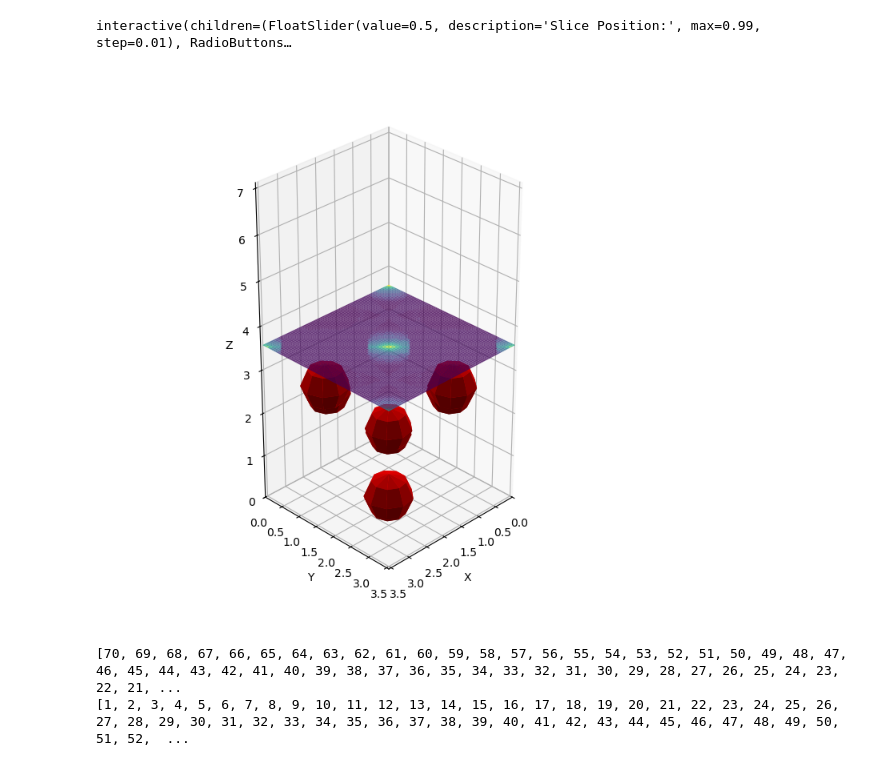
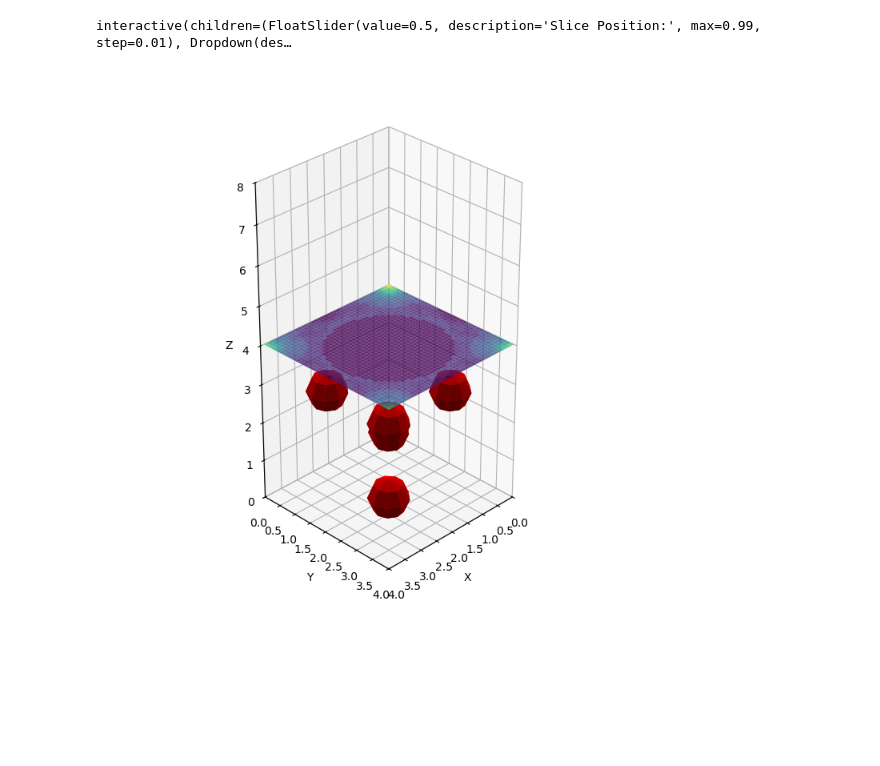
Before and after one commit to ExeQuantCode/RAFFLE, a Jupyter notebook: tools/heatmap_2Dcut.ipynb, the cells around one changed output. Drawn from its saved outputs; the diff is of its cells as text; code cells hidden in the pictures; blank space fills up the shorter version.

```diff
--- a/tools/heatmap_2Dcut.ipynb
+++ b/tools/heatmap_2Dcut.ipynb
@@ -66,4 +97,0 @@ grid_x, grid_y, grid_z = np.mgrid[x.min():x.max():complex(n_x), y.min():y.max():
-# %%
-# Interpolate data onto the 3D grid
-grid_values = griddata((x, y, z), values, (grid_x, grid_y, grid_z), method='nearest')
-grid_values = np.nan_to_num(grid_values)
@@ -70,7 +118,7 @@ grid_values = np.nan_to_num(grid_values)
 # %%
 
-# Apply Gaussian filter for smoothing
-grid_values = gaussian_filter(grid_values, sigma=1)  # Adjust sigma for more or less smoothing
+# # Apply Gaussian filter for smoothing
+# grid_values = gaussian_filter(grid_values, sigma=1)  # Adjust sigma for more or less smoothing
 # %%
 # Function to plot atoms as spheres
 def plot_atoms_as_spheres(ax, atoms, radius=0.5, resolution=(10, 5)):
@@ -89,21 +137,21 @@ def plot_atoms_as_scatter(ax, atoms, size=100, color='red'):
     ax.scatter(atoms[:,0], atoms[:,1], atoms[:,2], s=size, c=color, alpha=1.0)
 # %%
 # Define the plotting function
-def plot_3d_heatmap(slice_level, axis):
+def plot_3d_heatmap(slice_level, species, axis):
     ax.cla()  # Clear the plot
 
     # Normalise slice level to the grid range
     if axis == 'z':
         slice_idx = int(slice_level * n_z)
-        slice_data = grid_values[:, :, slice_idx]
+        slice_data = grid_values[species-1][:, :, slice_idx]
         slice_pos = (grid_x[:, :, slice_idx], grid_y[:, :, slice_idx], grid_z[:, :, slice_idx])
     elif axis == 'y':
         slice_idx = int(slice_level * n_y)
-        slice_data = grid_values[:, slice_idx, :]
+        slice_data = grid_values[species-1][:, slice_idx, :]
         slice_pos = (grid_x[:, slice_idx, :], grid_y[:, slice_idx, :], grid_z[:, slice_idx, :])
     elif axis == 'x':
         slice_idx = int(slice_level * n_x)
-        slice_data = grid_values[slice_idx, :, :]
+        slice_data = grid_values[species-1][slice_idx, :, :]
         slice_pos = (grid_x[slice_idx, :, :], grid_y[slice_idx, :, :], grid_z[slice_idx, :, :])
     elif axis == 'xy':
         # get diagonal list of idx
@@ -117,11 +165,11 @@ def plot_3d_heatmap(slice_level, axis):
         ]
         slice_idx_x = [ i for i, j in slice_idx_xy ]
         slice_idx_y = [ j for i, j in slice_idx_xy ]
-        slice_data = grid_values[slice_idx_x, slice_idx_y, :]
+        slice_data = grid_values[species-1][slice_idx_x, slice_idx_y, :]
         slice_pos = (grid_x[slice_idx_x, slice_idx_y, :], grid_y[slice_idx_x, slice_idx_y, :], grid_z[slice_idx_x, slice_idx_y, :])
 
     # Plot heatmap on the selected slice plane
-    max_val = grid_values.max()
+    max_val = grid_values[species-1].max()
     if max_val == 0:
         max_val = 1
     img = ax.plot_surface(slice_pos[0], slice_pos[1], slice_pos[2],
@@ -148,18 +196,19 @@ def plot_3d_heatmap(slice_level, axis):
 # Set up interactive sliders
 slice_slider = widgets.FloatSlider(value=0.5, min=0, max=1-0.01, step=0.01, description='Slice Position:')
 axis_selector = widgets.RadioButtons(options=['x', 'y', 'z', 'xy'], description='Axis:', value='z')
+species_selector = widgets.Dropdown(options=sorted(set(species_list)), description='Species:')
 # %%
 # Create the figure and axis
 fig = plt.figure(figsize=(7, 7));
 ax = fig.add_subplot(111, projection='3d');
 
 # Set the aspect ratio based on the lattice parameters
 ax.set_box_aspect([a, b, c])  # This scales the plot according to lattice ratios
 
 # Set up interactive plot
-interactive_plot = interactive(plot_3d_heatmap, slice_level=slice_slider, axis=axis_selector)
+interactive_plot = interactive(plot_3d_heatmap, slice_level=slice_slider, axis=axis_selector, species=species_selector)
 output = interactive_plot.children[-1]
 interactive_plot
 # %% [output]
-interactive(children=(FloatSlider(value=0.5, description='Slice Position:', max=0.99, step=0.01), RadioButtons…
+interactive(children=(FloatSlider(value=0.5, description='Slice Position:', max=0.99, step=0.01), Dropdown(des…
-[figure, old version]
+[figure, new version]
@@ -176,8 +214,0 @@ x = [
-# %%
-slice_idx_x = [ i for i, j in x ]
-slice_idx_y = [ j for i, j in x ]
-print(slice_idx_x)
-print(slice_idx_y)
-# %% [output]
-[70, 69, 68, 67, 66, 65, 64, 63, 62, 61, 60, 59, 58, 57, 56, 55, 54, 53, 52, 51, 50, 49, 48, 47, 46, 45, 44, 43, 42, 41, 40, 39, 38, 37, 36, 35, 34, 33, 32, 31, 30, 29, 28, 27, 26, 25, 24, 23, 22, 21, ...
-[1, 2, 3, 4, 5, 6, 7, 8, 9, 10, 11, 12, 13, 14, 15, 16, 17, 18, 19, 20, 21, 22, 23, 24, 25, 26, 27, 28, 29, 30, 31, 32, 33, 34, 35, 36, 37, 38, 39, 40, 41, 42, 43, 44, 45, 46, 47, 48, 49, 50, 51, 52,  ...
```
Also changed, not shown: parts of 7 cells of this notebook, 2 other files.
